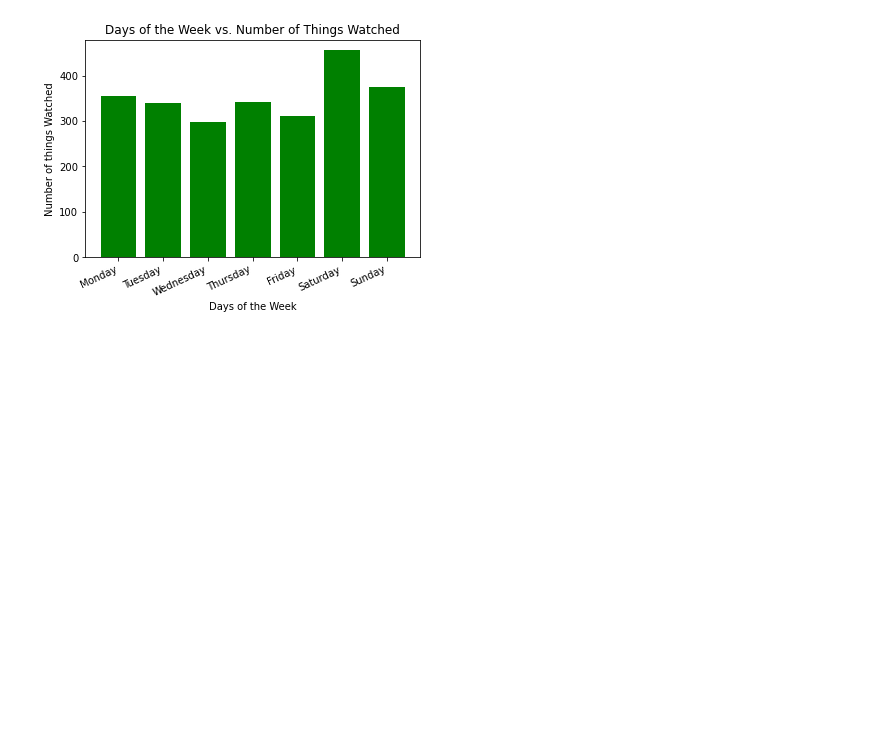
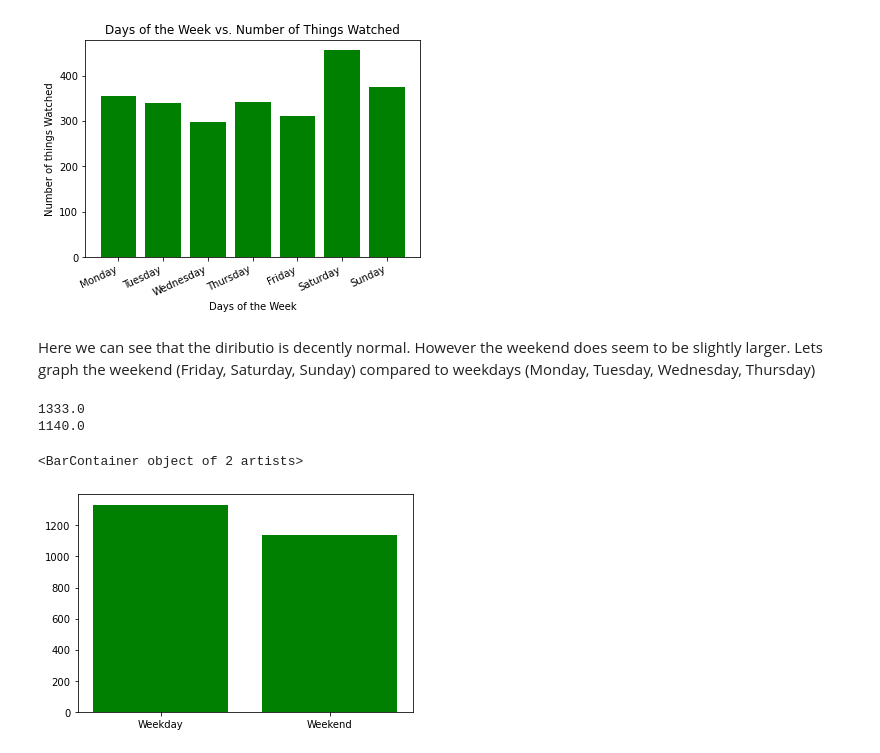
Before and after one commit to georgecalv/DataScienceFinalProject, a Jupyter notebook: Netflix_Weather_Days.ipynb, the cells around one changed output. Saved outputs shown, nothing was run; the diff lists cells and outputs as text; code cells hidden in the pictures; blank space fills up the shorter version.

Commit message:
compare weekend to weekday

```diff
--- a/Netflix_Weather_Days.ipynb
+++ b/Netflix_Weather_Days.ipynb
@@ -312,3 +312,31 @@ plt.title("Days of the Week vs. Number of Things Watched")
 # %% [output]
 Text(0.5, 1.0, 'Days of the Week vs. Number of Things Watched')
 [figure]
+# %% [markdown]
+Here we can see that the diributio is decently normal. However the weekend does seem to be slightly larger. Lets graph the weekend (Friday, Saturday, Sunday) compared to weekdays (Monday, Tuesday, Wednesday, Thursday)
+# %%
+weekend_list = ["Friday", "Saturday", "Sunday"]
+weekend_freq = 0
+weekday_freq = 0
+weekday_list = ["Monday", "Tuesday", "Wednesday", "Thursday"]
+frequency = 0
+for day in range(len(weekend_list)):
+    temp_df = fully_merged_df.loc[fully_merged_df["Day of Week"] == weekend_list[day]]
+    frequency = temp_df["Things Watched"].sum()
+    weekend_freq += frequency
+frequency = 0
+for day in range(len(weekday_list)):
+    temp_df = fully_merged_df.loc[fully_merged_df["Day of Week"] == weekday_list[day]]
+    frequency = temp_df["Things Watched"].sum()
+    weekday_freq += frequency
+print(weekday_freq)
+print(weekend_freq)
+
+plt.figure()
+
+plt.bar(["Weekday", "Weekend"], [weekday_freq, weekend_freq], color = "green")
+# %% [output]
+1333.0
+1140.0
+<BarContainer object of 2 artists>
+[figure, added]
```
